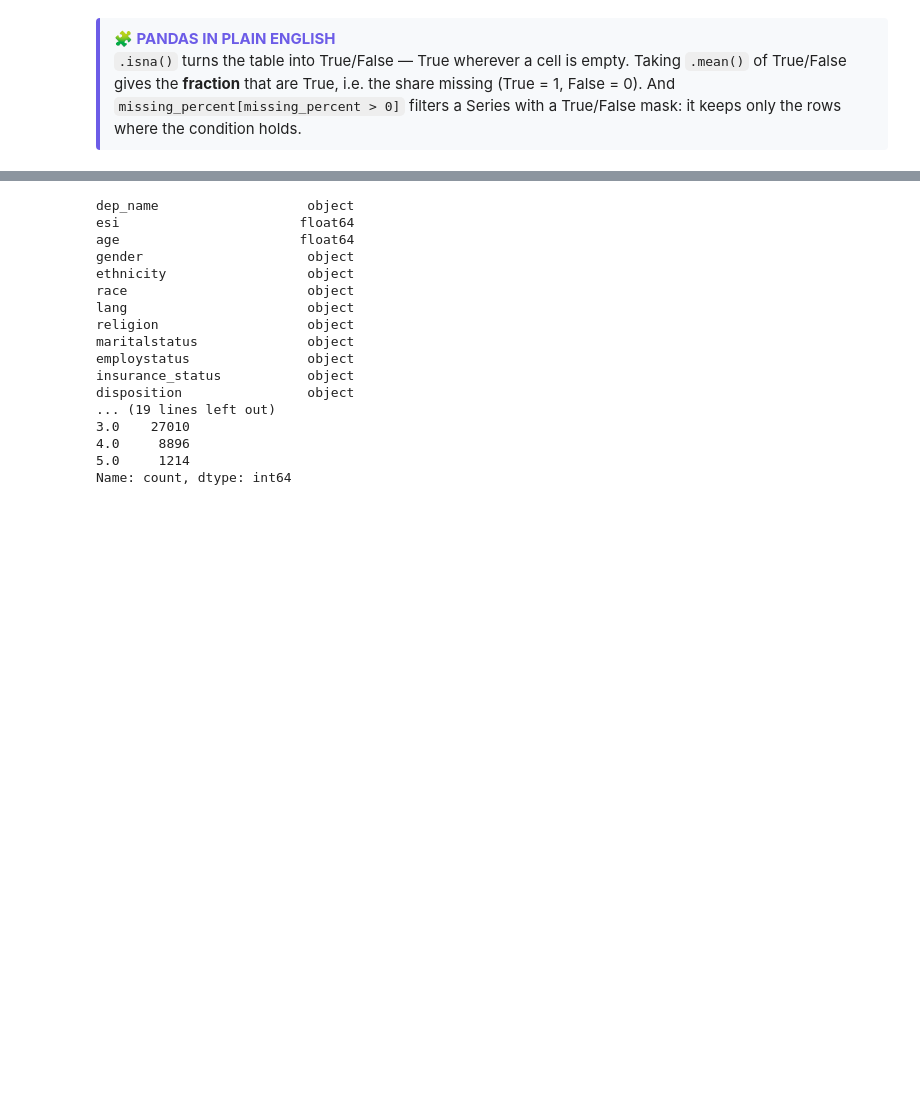
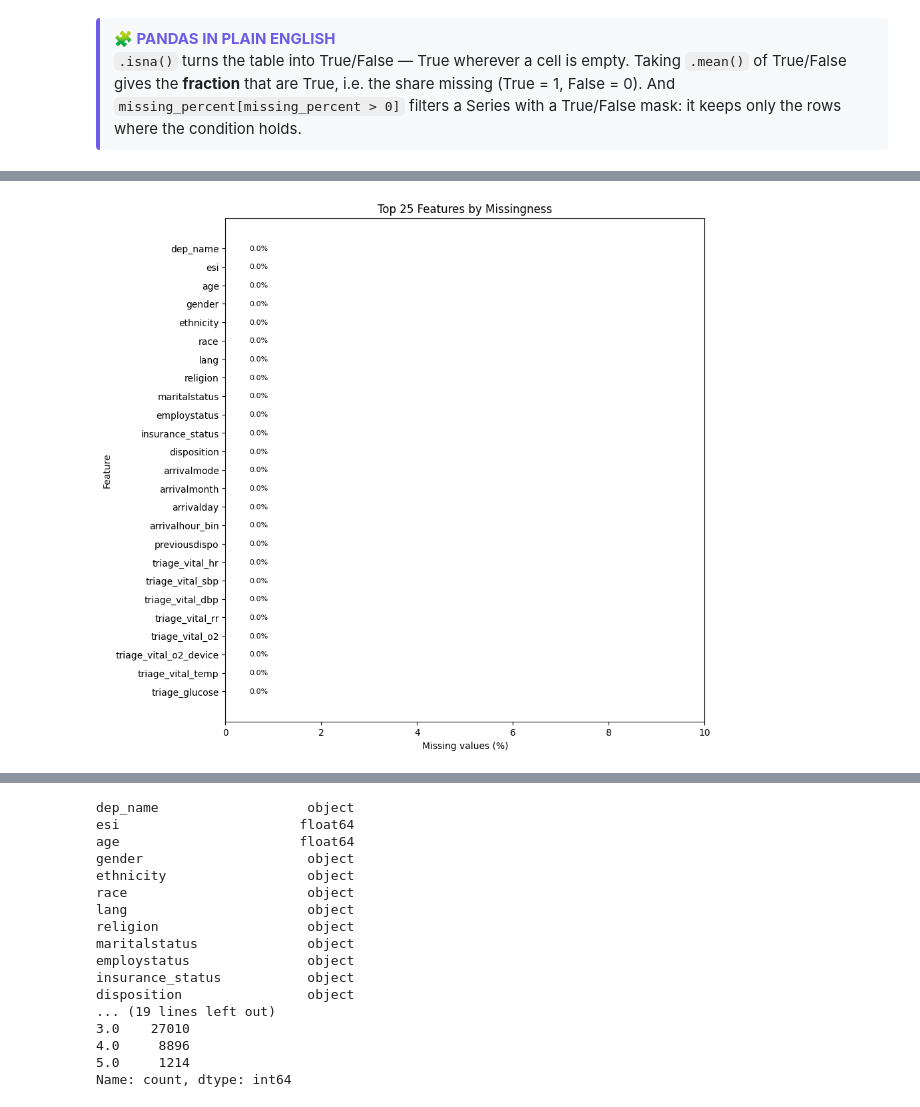
Before and after one commit to ShariUWI/carisurg-portfolio, a Jupyter notebook: SOliver_Week5_Tutorial2_Data_Profiling.ipynb, the cells around one changed output, grey strips where cells are left out. Saved outputs shown, nothing was run; the diff lists cells and outputs as text; code cells hidden in the pictures; blank space fills up the shorter version.

```diff
--- a/SOliver_Week5_Tutorial2_Data_Profiling.ipynb
+++ b/SOliver_Week5_Tutorial2_Data_Profiling.ipynb
@@ -148,0 +239,15 @@ except Exception:
+# %%
+missingness = (
+    df.isna()
+    .sum()
+    .reset_index()
+    .rename(columns={"index": "feature", 0: "missing_count"})
+)
+
+missingness["missing_percent"] = (
+    missingness["missing_count"] / len(df) * 100
+).round(2)
+
+missingness = missingness.sort_values("missing_percent", ascending=False)
+
+missingness.head(25)
@@ -148,0 +272,35 @@ except Exception:
+# %%
+top_missing = missingness.head(25).copy()
+
+fig, ax = plt.subplots(figsize=(12, 9))
+
+ax.barh(top_missing["feature"], top_missing["missing_percent"])
+
+ax.set_xlabel("Missing values (%)")
+ax.set_ylabel("Feature")
+ax.set_title("Top 25 Features by Missingness")
+ax.invert_yaxis()
+
+# Add percentage labels beside bars
+for i, value in enumerate(top_missing["missing_percent"]):
+    ax.text(
+        value + 0.5,
+        i,
+        f"{value:.1f}%",
+        va="center",
+        fontsize=8
+    )
+
+# Give long feature names and percentage labels enough space
+ax.set_xlim(0, max(top_missing["missing_percent"]) + 10)
+plt.subplots_adjust(left=0.35, right=0.95, top=0.92, bottom=0.08)
+
+plt.savefig(
+    OUTPUT_DIR / "SOliver_Week5_Missingness_BarChart.png",
+    dpi=300,
+    bbox_inches="tight"
+)
+
+plt.show()
+# %% [output]
+[figure, added]
```
Also changed, not shown: parts of 81 cells of this notebook.
